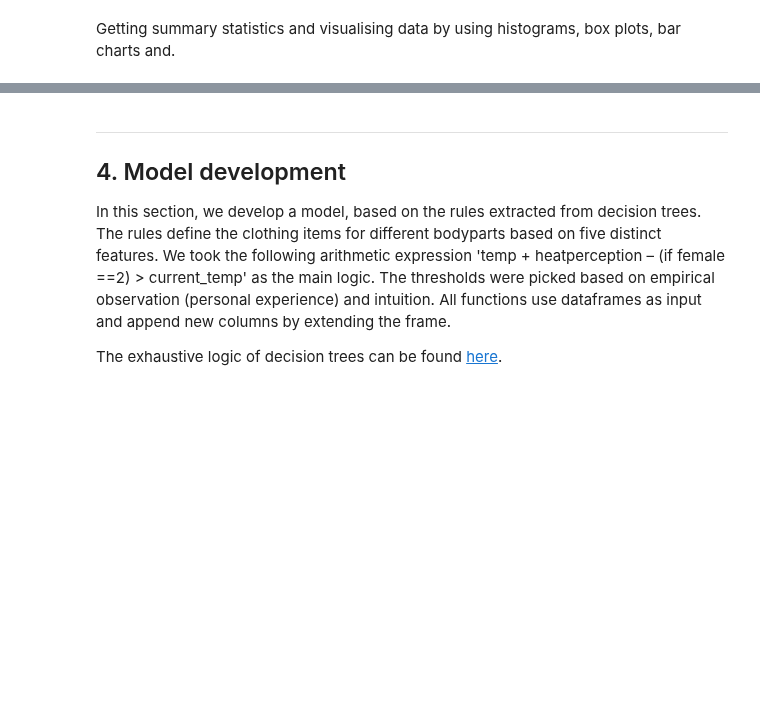
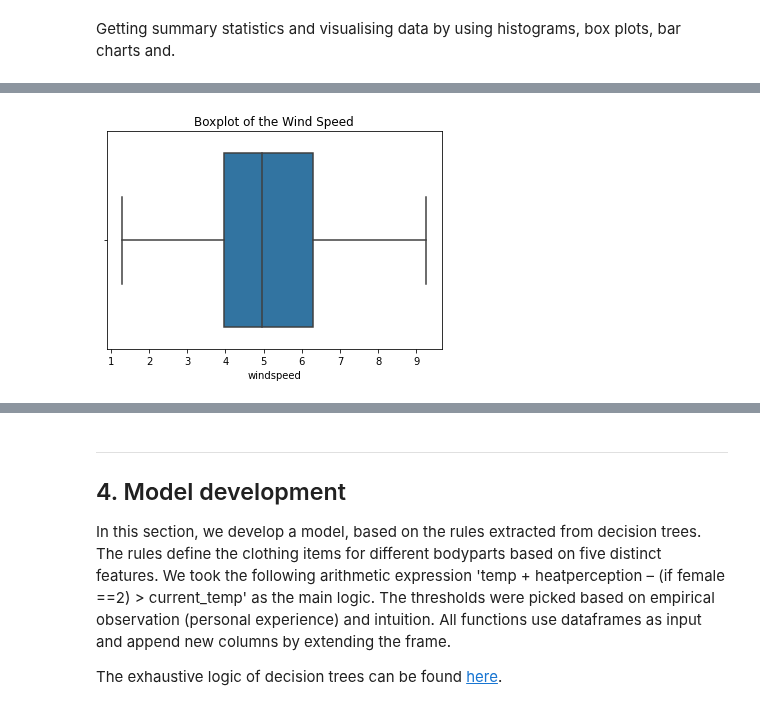
Before and after one commit to TechLabs-Berlin/wt21-commfy, a Jupyter notebook: DS_Files/Commfy_RBM.ipynb, the cells around one changed output, grey strips where cells are left out. Cells and saved outputs as stored; diff of their text form; code cells hidden in the pictures; blank space fills up the shorter version.

```diff
--- a/DS_Files/Commfy_RBM.ipynb
+++ b/DS_Files/Commfy_RBM.ipynb
@@ -133,7 +198,9 @@ df.describe()
 # %%
 #creating a boxplot for all temperature data
-sns.boxplot(df["wind_speed"]).set_title("Boxplot of the Wind Speed")
+sns.boxplot(x = df["windspeed"]).set_title("Boxplot of the Wind Speed")
 plt.show()
+# %% [output]
+[figure, added]
 # %%
 #creating a bar chart of frequency of the categories weather state variable
 sns.set(font_scale=1.4)
```
Also changed, not shown: parts of 12 cells of this notebook.
